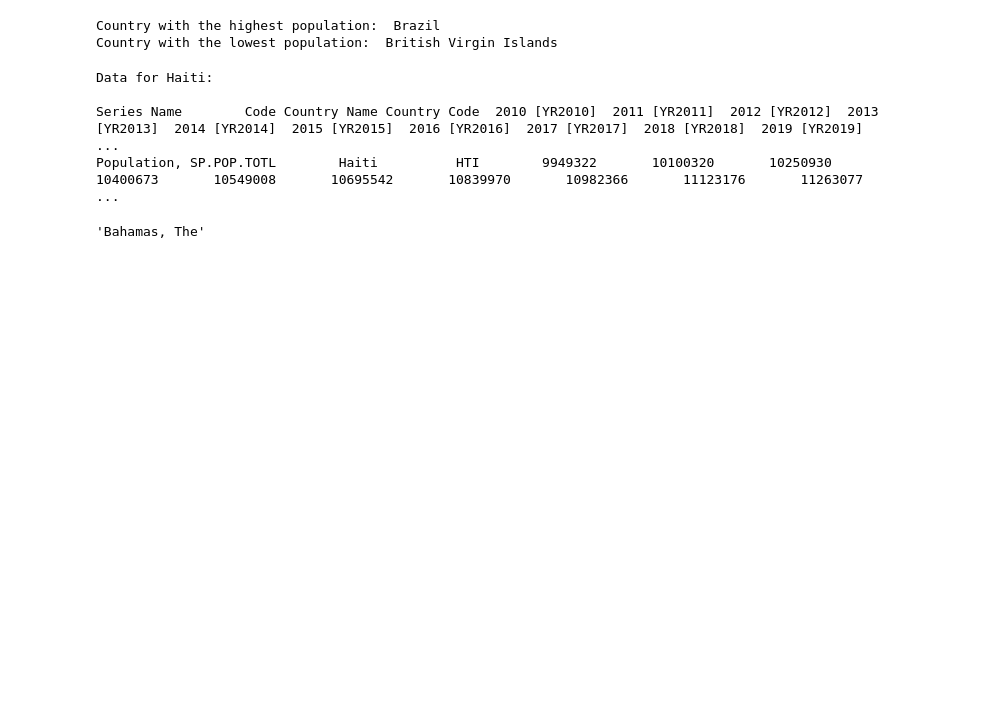
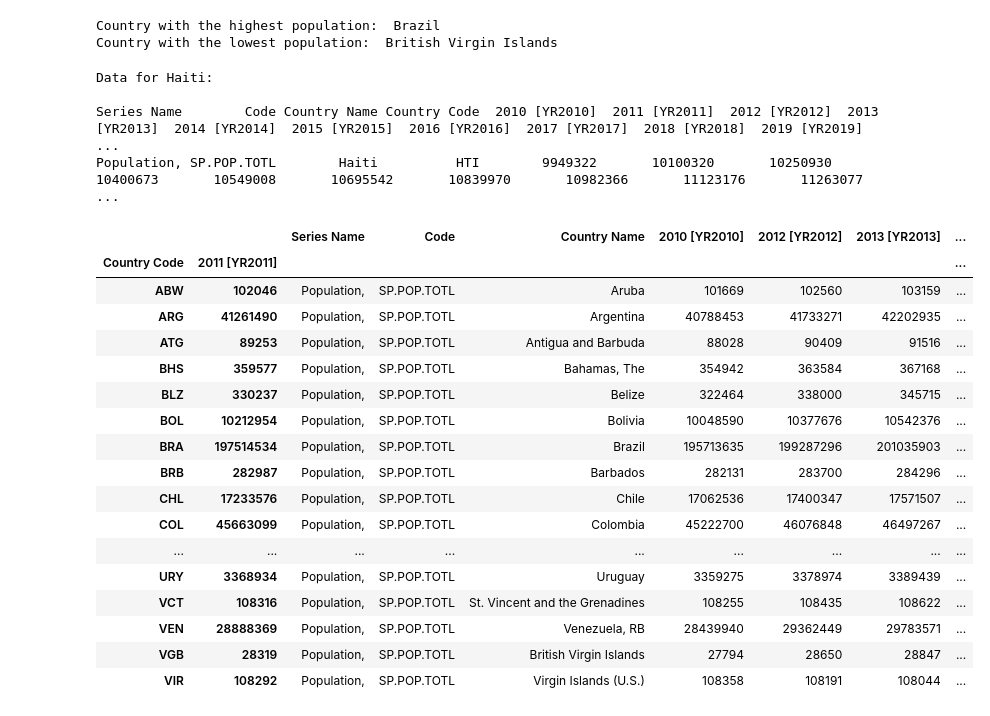
Before and after one commit to Nindenkawe/Playground_Python, a Jupyter notebook: exerciseB/File_manupulation/pandas_on_csv.ipynb, the cells around one changed output. Drawn from its saved outputs; the diff is of its cells as text; code cells hidden in the pictures; blank space fills up the shorter version.

```diff
--- a/exerciseB/File_manupulation/pandas_on_csv.ipynb
+++ b/exerciseB/File_manupulation/pandas_on_csv.ipynb
@@ -49,12 +49,31 @@ Data for Haiti:
 Series Name        Code Country Name Country Code  2010 [YR2010]  2011 [YR2011]  2012 [YR2012]  2013 [YR2013]  2014 [YR2014]  2015 [YR2015]  2016 [YR2016]  2017 [YR2017]  2018 [YR2018]  2019 [YR2019]  ...
 Population, SP.POP.TOTL        Haiti          HTI        9949322       10100320       10250930       10400673       10549008       10695542       10839970       10982366       11123176       11263077  ...
 # %%
-#More with Pandas
+#More with Pandas(selecting, grouping_by and understanding you data_frame)
 import pandas as pd
 df = pd.read_csv('Population.csv')
 #df['2010 [YR2010]'].max()
 #df.describe()
-#df[(df['2013 [YR2013]'] >2000) & (df['Country Name'] == 'Brazil')]
-df.iloc[3][2]
+#df.iloc[3][2]
+#df.info()
+groupingby_eg = df.groupby(['Country Code','2011 [YR2011]']).max()
+groupingby_eg
 # %% [output]
-'Bahamas, The'
+|  |  | Series Name | Code | Country Name | 2010 [YR2010] | 2012 [YR2012] | 2013 [YR2013] | ... |
+| Country Code | 2011 [YR2011] |  |  |  |  |  |  | ... |
+| ABW | 102046 | Population, | SP.POP.TOTL | Aruba | 101669 | 102560 | 103159 | ... |
+| ARG | 41261490 | Population, | SP.POP.TOTL | Argentina | 40788453 | 41733271 | 42202935 | ... |
+| ATG | 89253 | Population, | SP.POP.TOTL | Antigua and Barbuda | 88028 | 90409 | 91516 | ... |
+| BHS | 359577 | Population, | SP.POP.TOTL | Bahamas, The | 354942 | 363584 | 367168 | ... |
+| BLZ | 330237 | Population, | SP.POP.TOTL | Belize | 322464 | 338000 | 345715 | ... |
+| BOL | 10212954 | Population, | SP.POP.TOTL | Bolivia | 10048590 | 10377676 | 10542376 | ... |
+| BRA | 197514534 | Population, | SP.POP.TOTL | Brazil | 195713635 | 199287296 | 201035903 | ... |
+| BRB | 282987 | Population, | SP.POP.TOTL | Barbados | 282131 | 283700 | 284296 | ... |
+| CHL | 17233576 | Population, | SP.POP.TOTL | Chile | 17062536 | 17400347 | 17571507 | ... |
+| COL | 45663099 | Population, | SP.POP.TOTL | Colombia | 45222700 | 46076848 | 46497267 | ... |
+| ... | ... | ... | ... | ... | ... | ... | ... | ... |
+| URY | 3368934 | Population, | SP.POP.TOTL | Uruguay | 3359275 | 3378974 | 3389439 | ... |
+| VCT | 108316 | Population, | SP.POP.TOTL | St. Vincent and the Grenadines | 108255 | 108435 | 108622 | ... |
+| VEN | 28888369 | Population, | SP.POP.TOTL | Venezuela, RB | 28439940 | 29362449 | 29783571 | ... |
+| VGB | 28319 | Population, | SP.POP.TOTL | British Virgin Islands | 27794 | 28650 | 28847 | ... |
+| VIR | 108292 | Population, | SP.POP.TOTL | Virgin Islands (U.S.) | 108358 | 108191 | 108044 | ... |
```
Also changed, not shown: parts of 2 cells of this notebook, 3 other files.
